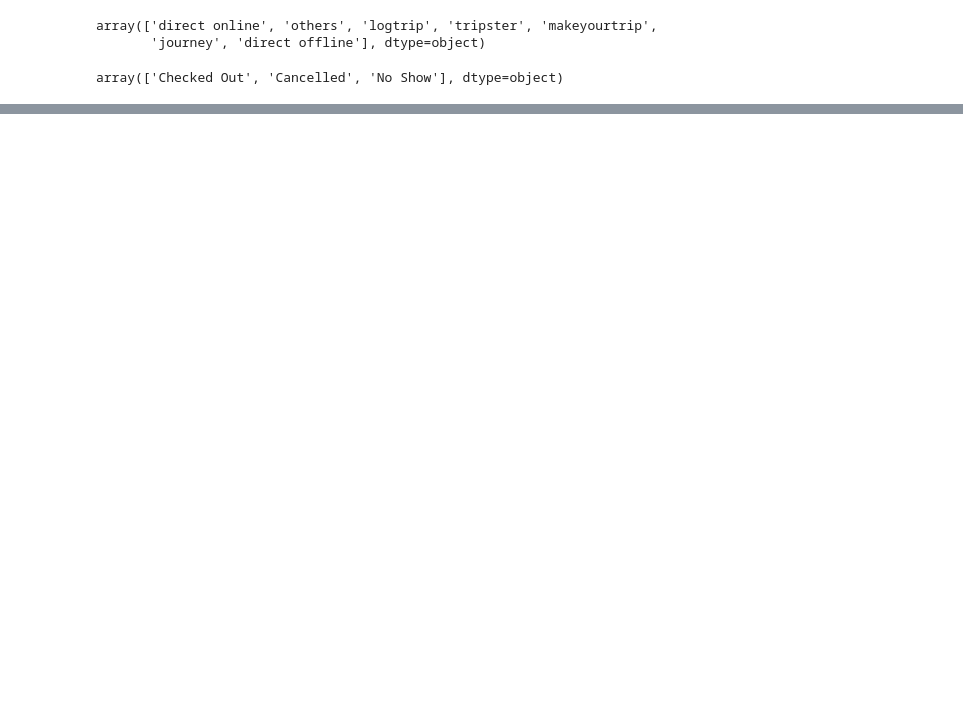
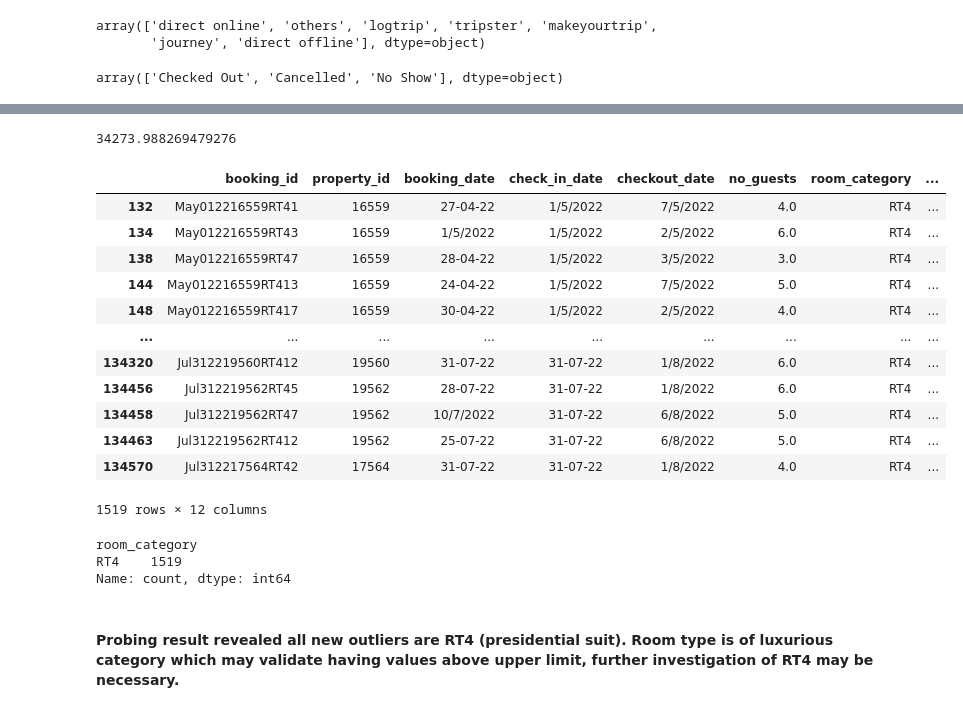
Before and after one commit to gbotosh/Hospitality_Project, a Jupyter notebook: atiq_hotels_project.ipynb, the cells around one changed output, grey strips where cells are left out. Cells and saved outputs as stored; diff of their text form; code cells hidden in the pictures; blank space fills up the shorter version.

```diff
--- a/atiq_hotels_project.ipynb
+++ b/atiq_hotels_project.ipynb
@@ -148,0 +187,7 @@ df_aggregated_bookings[df_aggregated_bookings["capacity"] == df_aggregated_booki
+# %%
+# Check lower and upper limit with average +|- 3 standard variations
+average, std = df_bookings.revenue_generated.mean(), df_bookings.revenue_generated.std()
+# %%
+upper_limit = average + 3*std
+loweer_limit = average - 3*std
+upper_limit, loweer_limit # Revenue cannot be negative so we use lower limit as greater than 0
@@ -148,0 +209,4 @@ df_aggregated_bookings[df_aggregated_bookings["capacity"] == df_aggregated_booki
+# %%
+# Dropping values greater than upper limitdf_bookings = df_bookings[df_bookings.revenue_generated <= upper_limit]
+df_bookings = df_bookings[df_bookings["revenue_generated"] <= upper_limit]
+df_bookings.shape
@@ -148,0 +227,32 @@ df_aggregated_bookings[df_aggregated_bookings["capacity"] == df_aggregated_booki
+# %%
+# Recheck upper limits after removing outliers
+average, std = df_bookings.revenue_generated.mean(), df_bookings.revenue_generated.std()
+upper_limit = average + 3*std
+upper_limit
+# %% [output]
+34273.988269479276
+# %%
+# Check data with new upper limit
+df_bookings[df_bookings.revenue_generated > upper_limit] # Investigate further
+# %% [output]
+|  | booking_id | property_id | booking_date | check_in_date | checkout_date | no_guests | room_category | ... |
+| 132 | May012216559RT41 | 16559 | 27-04-22 | 1/5/2022 | 7/5/2022 | 4.0 | RT4 | ... |
+| 134 | May012216559RT43 | 16559 | 1/5/2022 | 1/5/2022 | 2/5/2022 | 6.0 | RT4 | ... |
+| 138 | May012216559RT47 | 16559 | 28-04-22 | 1/5/2022 | 3/5/2022 | 3.0 | RT4 | ... |
+| 144 | May012216559RT413 | 16559 | 24-04-22 | 1/5/2022 | 7/5/2022 | 5.0 | RT4 | ... |
+| 148 | May012216559RT417 | 16559 | 30-04-22 | 1/5/2022 | 2/5/2022 | 4.0 | RT4 | ... |
+| ... | ... | ... | ... | ... | ... | ... | ... | ... |
+| 134320 | Jul312219560RT412 | 19560 | 31-07-22 | 31-07-22 | 1/8/2022 | 6.0 | RT4 | ... |
+| 134456 | Jul312219562RT45 | 19562 | 28-07-22 | 31-07-22 | 1/8/2022 | 6.0 | RT4 | ... |
+| 134458 | Jul312219562RT47 | 19562 | 10/7/2022 | 31-07-22 | 6/8/2022 | 5.0 | RT4 | ... |
+| 134463 | Jul312219562RT412 | 19562 | 25-07-22 | 31-07-22 | 6/8/2022 | 5.0 | RT4 | ... |
+| 134570 | Jul312217564RT42 | 17564 | 31-07-22 | 31-07-22 | 1/8/2022 | 4.0 | RT4 | ... |
+1519 rows × 12 columns
+# %%
+df_bookings[df_bookings.revenue_generated > upper_limit]["room_category"].value_counts()
+# %% [output]
+room_category
+RT4    1519
+Name: count, dtype: int64
+# %% [markdown]
+#### Probing result revealed all new outliers are RT4 (presidential suit). Room type is of luxurious category which may validate having values above upper limit, further investigation of RT4 may be necessary.
```
Also changed, not shown: parts of 68 cells of this notebook.
